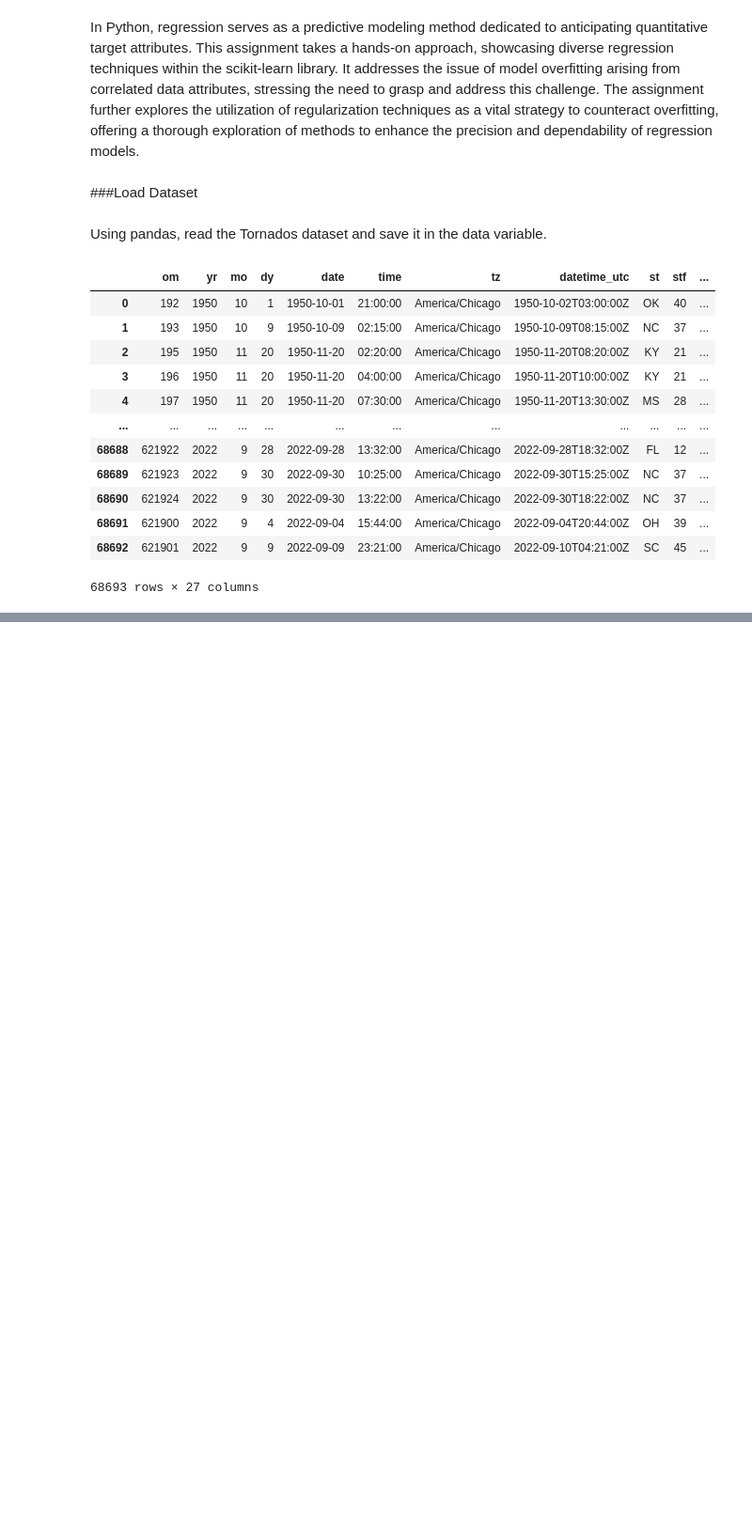
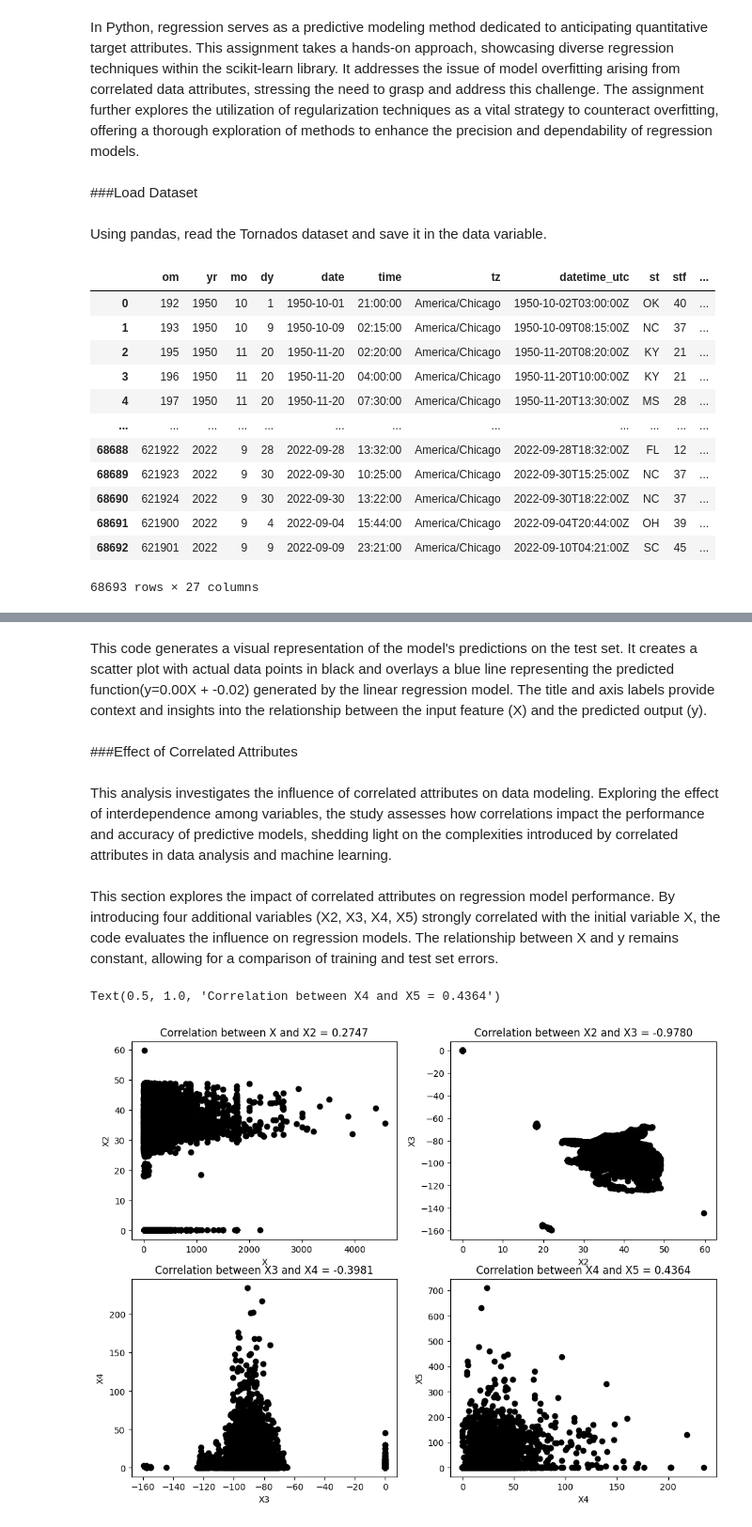
Before and after one commit to INFO-523-Exercises/hw-04-uditChaudhary, a Jupyter notebook: hw-04-uditChaudhary.ipynb, the cells around one changed output, grey strips where cells are left out. Shown at 94% size. Drawn from its saved outputs; the diff is of its cells as text; code cells hidden in the pictures; blank space fills up the shorter version.

```diff
--- a/hw-04-uditChaudhary.ipynb
+++ b/hw-04-uditChaudhary.ipynb
@@ -36,0 +198,47 @@ data
+# %% [markdown]
+
+This code generates a visual representation of the model's predictions on the test set. It creates a scatter plot with actual data points in black and overlays a blue line representing the predicted function(y=0.00X + -0.02) generated by the linear regression model. The title and axis labels provide context and insights into the relationship between the input feature (X) and the predicted output (y).
+# %% [markdown]
+###Effect of Correlated Attributes
+# %% [markdown]
+
+This analysis investigates the influence of correlated attributes on data modeling. Exploring the effect of interdependence among variables, the study assesses how correlations impact the performance and accuracy of predictive models, shedding light on the complexities introduced by correlated attributes in data analysis and machine learning.
+# %% [markdown]
+This section explores the impact of correlated attributes on regression model performance. By introducing four additional variables (X2, X3, X4, X5) strongly correlated with the initial variable X, the code evaluates the influence on regression models. The relationship between X and y remains constant, allowing for a comparison of training and test set errors.
+# %%
+X2 = data[['elat']]
+X3 = data[['elon']]
+X4 = data[['len']]
+X5 = data[['f3']]
+
+fig, ((ax1, ax2),(ax3,ax4)) = plt.subplots(2, 2, figsize=(12,9))
+ax1.scatter(X, X2, color='black')
+ax1.set_xlabel('X')
+ax1.set_ylabel('X2')
+c = np.corrcoef(np.column_stack((X[:-numTest],X2[:-numTest])).T)
+titlestr = 'Correlation between X and X2 = %.4f' % (c[0,1])
+ax1.set_title(titlestr)
+
+ax2.scatter(X2, X3, color='black')
+ax2.set_xlabel('X2')
+ax2.set_ylabel('X3')
+c = np.corrcoef(np.column_stack((X2[:-numTest],X3[:-numTest])).T)
+titlestr = 'Correlation between X2 and X3 = %.4f' % (c[0,1])
+ax2.set_title(titlestr)
+
+ax3.scatter(X3, X4, color='black')
+ax3.set_xlabel('X3')
+ax3.set_ylabel('X4')
+c = np.corrcoef(np.column_stack((X3[:-numTest],X4[:-numTest])).T)
+titlestr = 'Correlation between X3 and X4 = %.4f' % (c[0,1])
+ax3.set_title(titlestr)
+
+ax4.scatter(X4, X5, color='black')
+ax4.set_xlabel('X4')
+ax4.set_ylabel('X5')
+c = np.corrcoef(np.column_stack((X4[:-numTest],X5[:-numTest])).T)
+titlestr = 'Correlation between X4 and X5 = %.4f' % (c[0,1])
+ax4.set_title(titlestr)
+# %% [output]
+Text(0.5, 1.0, 'Correlation between X4 and X5 = 0.4364')
+[figure, added]
```
Also changed, not shown: parts of 56 cells of this notebook.
